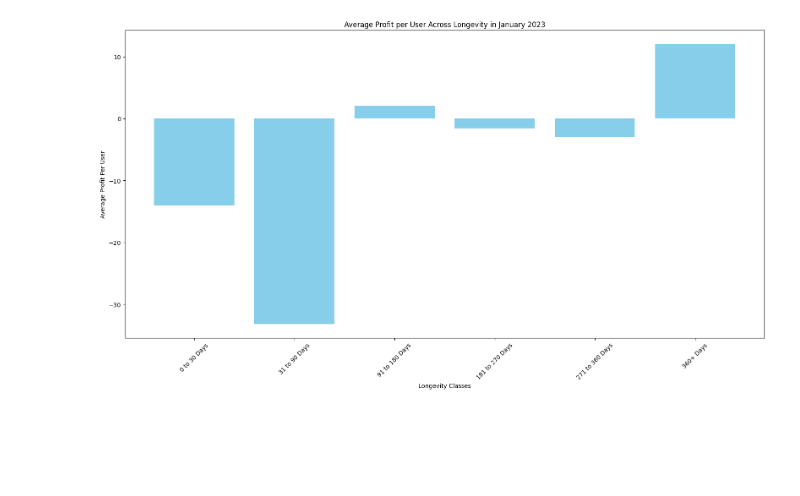
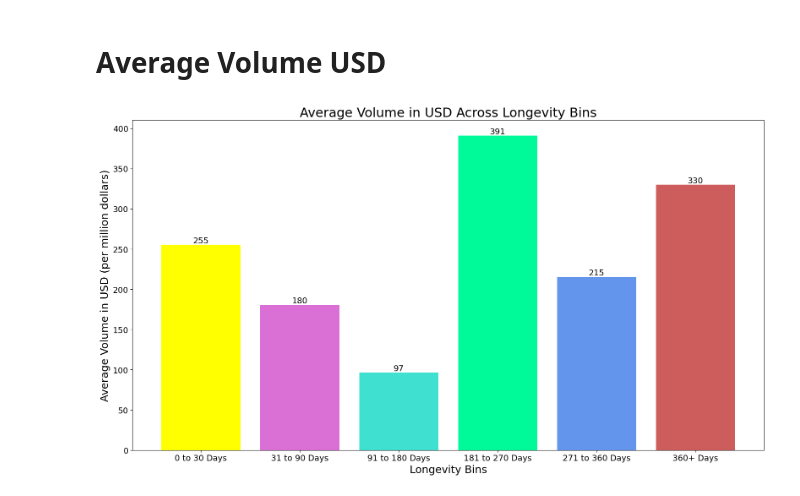
Before and after one commit to CommonCrayon/CapstoneProject, a Jupyter notebook: EDA_Of_FeatureEngineering.ipynb, the cells around one changed output. Drawn from its saved outputs; the diff is of its cells as text; code cells hidden in the pictures; blank space fills up the shorter version.

```diff
--- a/EDA_Of_FeatureEngineering.ipynb
+++ b/EDA_Of_FeatureEngineering.ipynb
@@ -15,7 +18,11 @@ dataset.head()
 # %%
-longevity_0_dataset = dataset[dataset['longevity'] == 0]
-longevity_1_dataset = dataset[dataset['longevity'] == 1]
-longevity_2_dataset = dataset[dataset['longevity'] == 2]
-longevity_3_dataset = dataset[dataset['longevity'] == 3]
-longevity_4_dataset = dataset[dataset['longevity'] == 4]
-longevity_5_dataset = dataset[dataset['longevity'] == 5]
+longevity_0_dataset = dataset[dataset['longevity_bin'] == 0]
+longevity_1_dataset = dataset[dataset['longevity_bin'] == 1]
+longevity_2_dataset = dataset[dataset['longevity_bin'] == 2]
+longevity_3_dataset = dataset[dataset['longevity_bin'] == 3]
+longevity_4_dataset = dataset[dataset['longevity_bin'] == 4]
+longevity_5_dataset = dataset[dataset['longevity_bin'] == 5]
+# %%
+# Defining colors for each Bin
+colors = ['yellow', 'orchid', 'turquoise', 'mediumspringgreen', 'cornflowerblue', 'indianred']
+bin_labels = ['0 to 30 Days', '31 to 90 Days', '91 to 180 Days', '181 to 270 Days', '271 to 360 Days', '360+ Days']
@@ -108,31 +278,38 @@ plt.show()
+# %% [markdown]
+# Average Volume USD
 # %%
 import matplotlib.pyplot as plt
 
 # Calculate averages
 averages = [
-    longevity_0_dataset['Average_Profit'].mean(),
-    longevity_1_dataset['Average_Profit'].mean(),
-    longevity_2_dataset['Average_Profit'].mean(),
-    longevity_3_dataset['Average_Profit'].mean(),
-    longevity_4_dataset['Average_Profit'].mean(),
-    longevity_5_dataset['Average_Profit'].mean()
-    ]
+    longevity_0_dataset['Average_Volume_USD'].mean() / 1e6,
+    longevity_1_dataset['Average_Volume_USD'].mean() / 1e6,
+    longevity_2_dataset['Average_Volume_USD'].mean() / 1e6,
+    longevity_3_dataset['Average_Volume_USD'].mean() / 1e6,
+    longevity_4_dataset['Average_Volume_USD'].mean() / 1e6,
+    longevity_5_dataset['Average_Volume_USD'].mean() / 1e6
+]
 
 # Creating the plot
 plt.figure(figsize=(16, 9))
 
 # Plotting the bar graph
-plt.bar(range(len(averages)), averages, tick_label=['0 to 30 Days', '31 to 90 Days', '91 to 180 Days', '181 to 270 Days', '271 to 360 Days', '360+ Days'], color='skyblue')
+bars = plt.bar(range(len(averages)), averages, tick_label=bin_labels, color=colors)
+
+# Adding labels to bars
+for bar, label in zip(bars, averages):
+    plt.text(bar.get_x() + bar.get_width()/2, bar.get_height(), f'{label:.0f}', ha='center', va='bottom', fontsize=14)
 
 # Adding labels and title
-plt.xlabel('Longevity Classes')
-plt.ylabel('Average Profit Per User')
-plt.title('Average Profit per User Across Longevity in January 2023')
-# Rotating x-axis labels for better readability (optional)
-plt.xticks(rotation=45)
+plt.xlabel('Longevity Bins', fontsize=18)
+plt.ylabel('Average Volume in USD (per million dollars)', fontsize=18)
+plt.title('Average Volume in USD Across Longevity Bins', fontsize=22)
+
+plt.xticks(fontsize=14)
+plt.yticks(fontsize=14)
 
 # Displaying the graph
 plt.tight_layout()
 plt.show()
 # %% [output]
-[figure, old version]
+[figure, new version]
```
Also changed, not shown: parts of 20 cells of this notebook.
